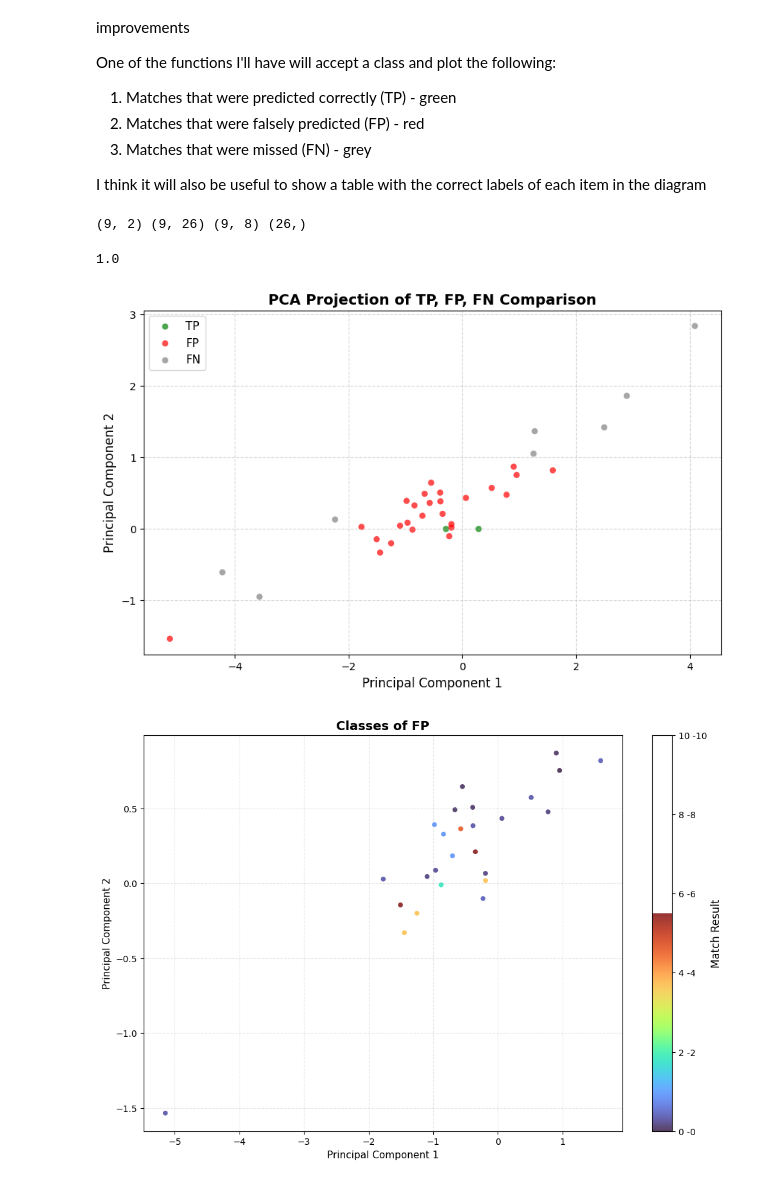
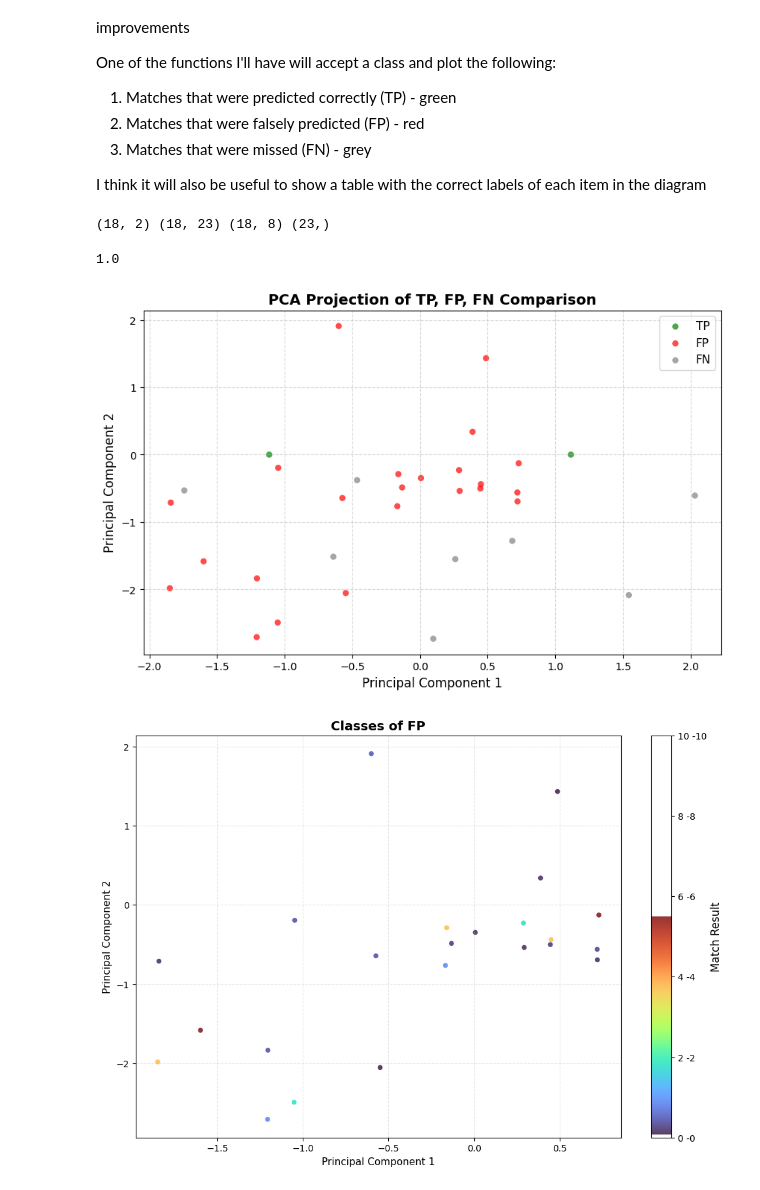
Before and after one commit to romannjoroge/AIEngineering, a Jupyter notebook: Projects/FIFACompetition/model_theory_3.ipynb, the cells around one changed output. Saved outputs shown, nothing was run; the diff lists cells and outputs as text; code cells hidden in the pictures.

Commit message:
feat: At least getting a model that has bias but performs better on CV set than previous iterations

```diff
--- a/Projects/FIFACompetition/model_theory_3.ipynb
+++ b/Projects/FIFACompetition/model_theory_3.ipynb
@@ -201,7 +300,7 @@ def J(
     return average_loss + reg
 # %%
 # Initial weights
-initial_W1 = rng.random((27, 9)) / 3
+initial_W1 = rng.random((27, 18)) * np.sqrt(1 / 18)
 initial_B1 = np.zeros((27, 1))
 initial_W2 = rng.random((121, 27)) * np.sqrt(1 / 27)
 initial_B2 = np.zeros((121, 1))
@@ -219,7 +318,7 @@ def backprop(
     Get derivative of parameters that will be used to optimize the model
 
     Args:
-        X (ndarray): a (9,m) array with m training examples
+        X (ndarray): a (18,m) array with m training examples
         Y (ndarray): a (121,m) array with m target labels
         lambd (scalar): regularization parameter
         W1 (ndarray): weights of first layer
@@ -479,7 +578,7 @@ def adam_optimizer(
     Adam cost optmizer algorithm
 
     Args:
-        X (ndarray): a (9,m) array with m training examples
+        X (ndarray): a (18,m) array with m training examples
         Y (ndarray): a (121,m) array with m training examples
         W1 (ndarray): weights of the first layer
         b1 (ndarray): bias of the first layer
@@ -506,11 +605,11 @@ def adam_optimizer(
     Js = [(0, cost)]
     epsilon = 1e-8
 
-    sdW1 = np.zeros((27, 9))
+    sdW1 = np.zeros((27, 18))
     sdb1 = np.zeros((27, 1))
     sdW2 = np.zeros((121, 27))
     sdb2 = np.zeros((121, 1))
-    vdW1 = np.zeros((27, 9))
+    vdW1 = np.zeros((27, 18))
     vdb1 = np.zeros((27, 1))
     vdW2 = np.zeros((121, 27))
     vdb2 = np.zeros((121, 1))
@@ -876,14 +975,14 @@ def get_tp_fp_fn_of_class(
 
     Args:
         match_result (scalar): Match result that we want to analyze
-        features (ndarray): a (9,m) array with m training features that model used to get predictions
+        features (ndarray): a (18,m) array with m training features that model used to get predictions
         labels (ndarray): a (121, m) array with m actual labels of the provided features
         predictions (ndarray): a (121, m) array with m predicted labels
 
     Returns:
-        TP (ndarray): a (9,x) array with x features that were predicted correctly
-        FP (ndarray): a (9,y) array with y features that were falsely predicted to have match result
-        FN (ndarray): a (9, z) array with z features that were falsely predicted to not have match result
+        TP (ndarray): a (18,x) array with x features that were predicted correctly
+        FP (ndarray): a (18,y) array with y features that were falsely predicted to have match result
+        FN (ndarray): a (18, z) array with z features that were falsely predicted to not have match result
         FP_class_indices (ndarray): a (y,) array with actual class labels for FP
     """
     m = features.shape[1]
@@ -923,7 +1022,7 @@ def get_tp_fp_fn_of_class(
 TP, FP, FN, FP_class_indices = get_tp_fp_fn_of_class(match_result='3-0', features=X_cv_scaled, labels=Y_cv, predictions=cv_set_pred)
 print(TP.shape, FP.shape, FN.shape, FP_class_indices.shape)
 # %% [output]
-(9, 2) (9, 26) (9, 8) (26,)
+(18, 2) (18, 23) (18, 8) (23,)
 # %%
 def plot_values(
     TP: npt.NDArray,
@@ -935,9 +1034,9 @@ def plot_values(
     Plot TP, FP and FN on a scatter plot to see if they're related. PCA compression will be used to reduce space to 2 dimensions
 
     Args:
-        TP (ndarray): a (9, x) array with x TP values - green
-        FP (ndarray): a (9, y) array with y FP values - red
-        FN (ndarray): a (9, z) array with z FN values - gray
+        TP (ndarray): a (18, x) array with x TP values - green
+        FP (ndarray): a (18, y) array with y FP values - red
+        FN (ndarray): a (18, z) array with z FN values - gray
     """
     # PCA expects last value in shape to be number of features, that is not the case in my dataset so I need to transpose
     TP = TP.T
@@ -998,33 +1097,33 @@ def plot_values(
         cbar.set_ticklabels([label_lookup[idx] for idx in tick_positions])
 
         plt.title('Classes of FP', fontsize=14, fontweight='bold')
         plt.xlabel('Principal Component 1', fontsize=11)
         plt.ylabel('Principal Component 2', fontsize=11)
         plt.grid(True, linestyle='--', alpha=0.3)
 
         plt.show()
 
     # Show table with breakdown of PCA compressed and actual
     print("Tag PCA          Actual")
 
     # TP
     for i in range(len(TP_compressed)):
         with np.printoptions(precision=2):
             print(f"TP {TP_compressed[i, :]}  {TP[i, :]}")
 
     # FP
     for i in range(len(FP_compressed)):
         with np.printoptions(precision=2):
             print(f"FP {FP_compressed[i, :]}  {FP[i, :]}")
 
     # FN
     for i in range(len(FN_compressed)):
         with np.printoptions(precision=2):
             print(f"FN {FN_compressed[i, :]}  {FN[i, :]}")
 
 plot_values(TP=TP, FP=FP, FN=FN, FP_class_indices=FP_class_indices)
 # %% [output]
 1.0
-[figure, old version]
+[figure, new version]
-[figure, old version]
+[figure, new version]
 Tag PCA          Actual
```
Also changed, not shown: parts of 22 cells of this notebook, 1 other file.
